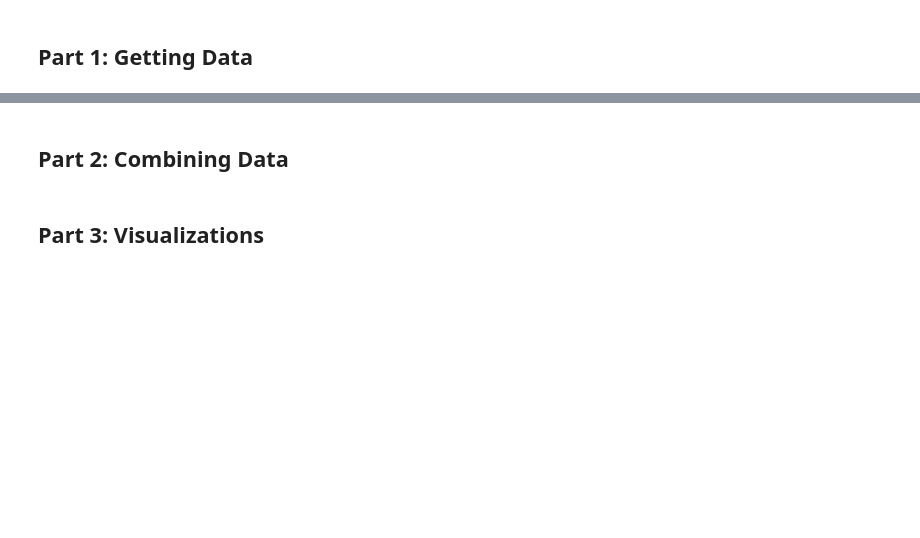
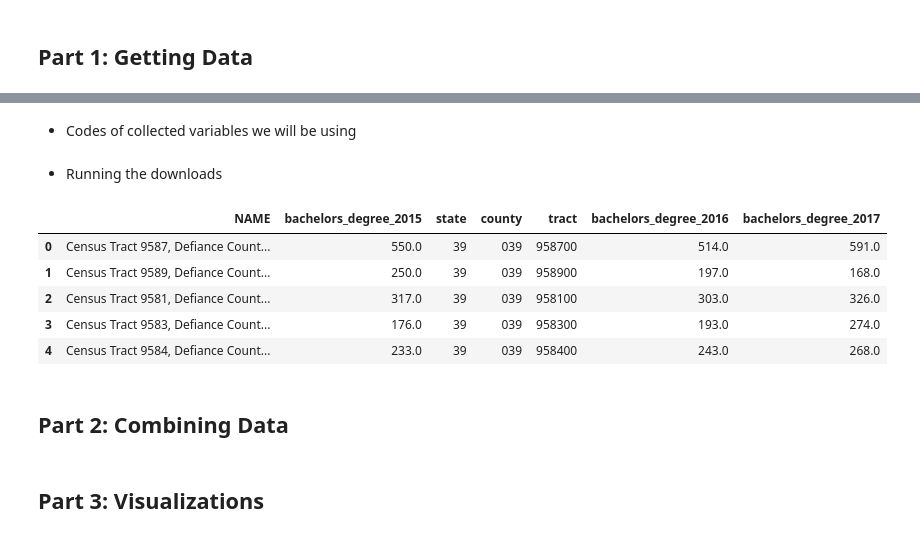
Before and after one commit to Neniflight/crime_forecast_in_cleveland, a Jupyter notebook: notebook.ipynb, the cells around one changed output, grey strips where cells are left out. Drawn from its saved outputs; the diff is of its cells as text; code cells hidden in the pictures; blank space fills up the shorter version.

Commit message:
Added initial code for census data downloading.

```diff
--- a/notebook.ipynb
+++ b/notebook.ipynb
@@ -11,2 +34,40 @@ Finish up to step 4 by Thursday
+# %%
+
+def download_OH_data(var_map, year_start, year_end):
+    df_final = None
+
+    for yr in range(year_start, year_end + 1):
+        c = Census("4977648d549eae5dd6bc0563b7c148db6c44642d", year=yr)
+
+        for raw_var, alias in var_map.items():
+
+            if raw_var.startswith('DP'):
+                data = c.acs5dp.get(
+                    ('NAME', raw_var),
+                    {'for': 'tract:*', 'in': f'state:{states.OH.fips} county:039'}
+                )
+            else:
+                data = c.acs5.get(
+                    ('NAME', raw_var),
+                    {'for': 'tract:*', 'in': f'state:{states.OH.fips} county:039'}
+                )
+
+
+            df_temp = pd.DataFrame(data)
+            df_temp.rename(columns={raw_var: f"{alias}_{yr}"}, inplace=True)
+
+            # Merge it into df_final
+            if df_final is None:
+                # If this is the first chunk of data, just assign
+                df_final = df_temp
+            else:
+                # Otherwise, merge on the geo-id columns
+                df_final = pd.merge(
+                    df_final, df_temp,
+                    on=['NAME', 'state', 'county', 'tract'],
+                    how='outer'  # or 'inner', your choice
+                )
+
+    return df_final
 # %% [markdown]
 ## Part 1: Getting Data
@@ -12,0 +99,2 @@ Finish up to step 4 by Thursday
+# %% [markdown]
+- Codes of collected variables we will be using
@@ -13,3 +128,17 @@ Finish up to step 4 by Thursday
+# %% [markdown]
+- Running the downloads
+# %%
+test_code = {'B15003_022E': 'bachelors_degree'}
+
+df = download_OH_data(test_code, 2015, 2017)
+df.head()
+# %% [output]
+|  | NAME | bachelors_degree_2015 | state | county | tract | bachelors_degree_2016 | bachelors_degree_2017 |
+| 0 | Census Tract 9587, Defiance Count... | 550.0 | 39 | 039 | 958700 | 514.0 | 591.0 |
+| 1 | Census Tract 9589, Defiance Count... | 250.0 | 39 | 039 | 958900 | 197.0 | 168.0 |
+| 2 | Census Tract 9581, Defiance Count... | 317.0 | 39 | 039 | 958100 | 303.0 | 326.0 |
+| 3 | Census Tract 9583, Defiance Count... | 176.0 | 39 | 039 | 958300 | 193.0 | 274.0 |
+| 4 | Census Tract 9584, Defiance Count... | 233.0 | 39 | 039 | 958400 | 243.0 | 268.0 |
 # %% [markdown]
 ## Part 2: Combining Data
 # %% [markdown]
```
Also changed, not shown: parts of 8 cells of this notebook.
